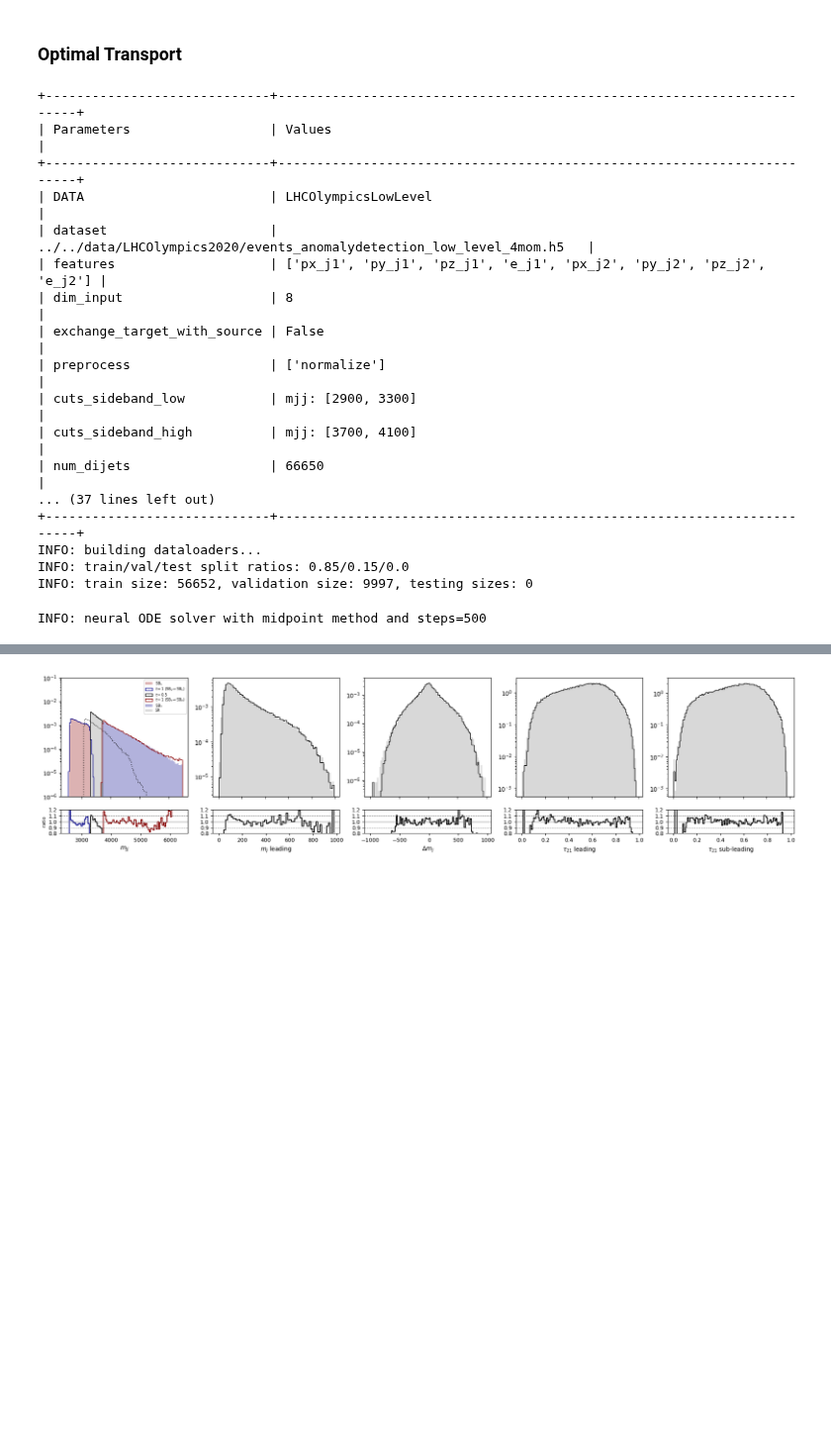
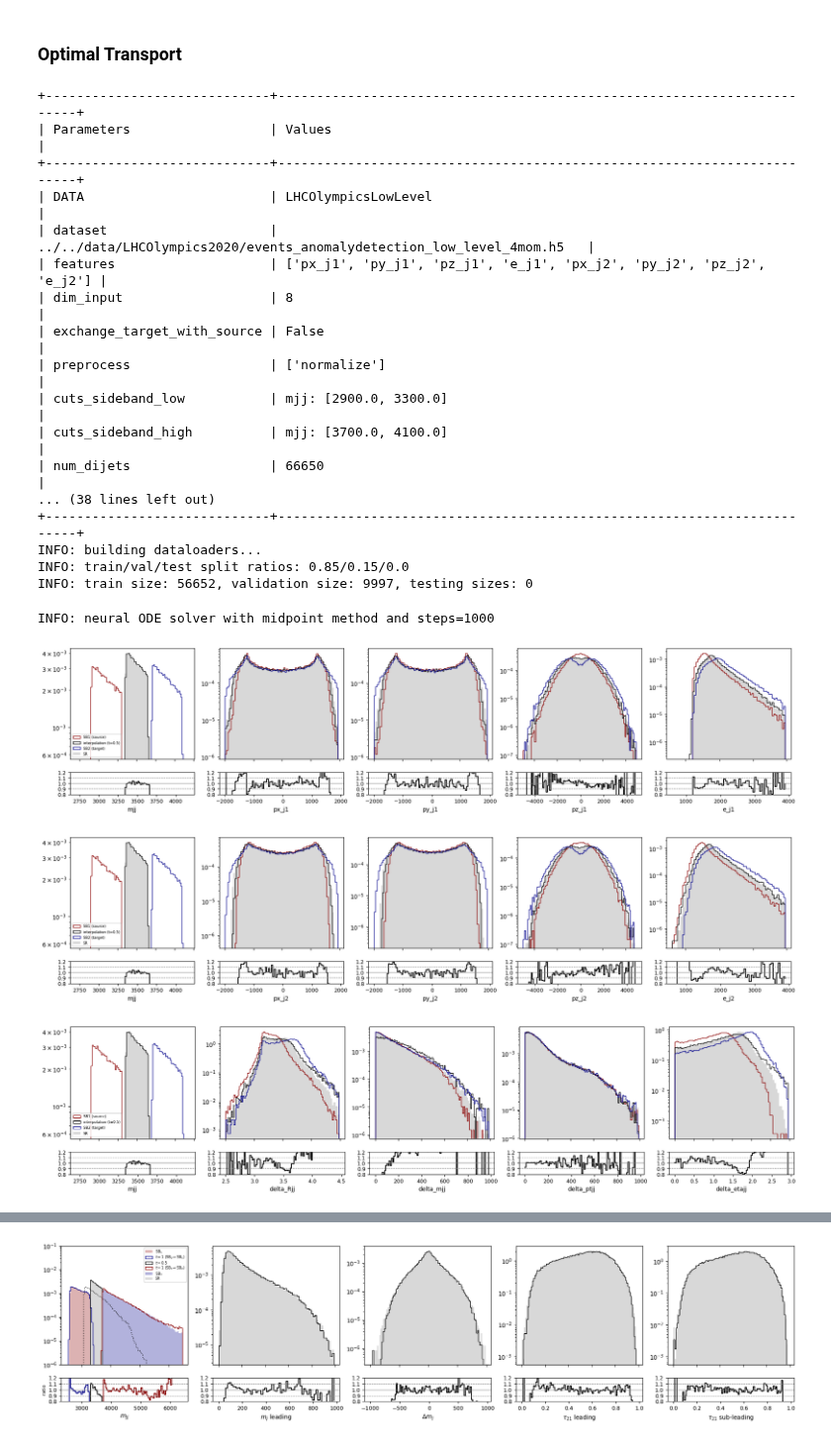
Before and after one commit to dfaroughy/DynGenModels, a Jupyter notebook: experiments/LHCO_olympics/lhco_LowLevel.ipynb, the cells around one changed output, grey strips where cells are left out. Shown at 99% size. Drawn from its saved outputs; the diff is of its cells as text; code cells hidden in the pictures; blank space fills up the shorter version.

```diff
--- a/experiments/LHCO_olympics/lhco_LowLevel.ipynb
+++ b/experiments/LHCO_olympics/lhco_LowLevel.ipynb
@@ -523,15 +418,17 @@ from DynGenModels.datamodules.lhco.datasets import LHCOlympicsLowLevelDataset
 from DynGenModels.datamodules.lhco.dataloader import LHCOlympicsDataLoader
 from DynGenModels.models.deep_nets import MLP
 from DynGenModels.trainer.trainer import DynGenModelTrainer
-from DynGenModels.dynamics.cnf.condflowmatch import OptimalTransportFlowMatching
+from DynGenModels.dynamics.cnf.condflowmatch import SchrodingerBridgeFlowMatching
 
-model_fwd = '../../results/LHCOlympicsLowLevel.OptimalTransportFlowMatching.MLP_fwd.2023.11.27_13h55'
-
+# model_fwd = '../../results/LHCOlympicsLowLevel.SchrodingerBridgeFlowMatching.MLP_forward.2023.11.27_18h57'
+# model_fwd = '../../results/LHCOlympicsLowLevel.SchrodingerBridgeFlowMatching.MLP_forward.2023.11.27_18h53'
+# model_fwd = '../../results/LHCOlympicsLowLevel.SchrodingerBridgeFlowMatching.MLP_forward.2023.11.27_18h59'
+model_fwd = '../../results/LHCOlympicsLowLevel.SchrodingerBridgeFlowMatching.MLP_forward.2023.11.29_14h30'
 configs_fwd = Configs().load(model_fwd + '/config.json')
-configs_fwd.DEVICE = 'cuda:1'
+configs_fwd.DEVICE = 'cuda:0'
 configs_fwd.workdir = model_fwd
 lhco_fwd = LHCOlympicsLowLevelDataset(configs_fwd)
-cfm_fwd  = DynGenModelTrainer(dynamics = OptimalTransportFlowMatching(configs_fwd),
+cfm_fwd  = DynGenModelTrainer(dynamics = SchrodingerBridgeFlowMatching(configs_fwd),
                                 model = MLP(configs_fwd),
                                 dataloader = LHCOlympicsDataLoader(lhco_fwd , configs_fwd),
                                 configs = configs_fwd)
@@ -546,10 +443,10 @@ cfm_fwd.load(model='best')
 | dim_input                   | 8                                                                      |
 | exchange_target_with_source | False                                                                  |
 | preprocess                  | ['normalize']                                                          |
-| cuts_sideband_low           | mjj: [2900, 3300]                                                      |
-| cuts_sideband_high          | mjj: [3700, 4100]                                                      |
+| cuts_sideband_low           | mjj: [2900.0, 3300.0]                                                  |
+| cuts_sideband_high          | mjj: [3700.0, 4100.0]                                                  |
 | num_dijets                  | 66650                                                                  |
-... (37 lines left out)
+... (38 lines left out)
 +-----------------------------+------------------------------------------------------------------------+
 INFO: building dataloaders...
 INFO: train/val/test split ratios: 0.85/0.15/0.0
@@ -562,12 +459,53 @@ pipeline_fwd = FlowMatchPipeline(trained_model=cfm_fwd,
                                 configs=configs_fwd,
                                 preprocessor=PreProcessLHCOlympicsLowLevelData,
                                 postprocessor=PostProcessLHCOlympicsLowLevelData,
-                                num_sampling_steps=500,
+                                num_sampling_steps=1000,
                                 best_epoch_model=True)
 
 pipeline_fwd.generate_samples(input_source=lhco_fwd.source)
 # %% [output]
-INFO: neural ODE solver with midpoint method and steps=500
+INFO: neural ODE solver with midpoint method and steps=1000
+# %%
+from utils import plot_interpolation_low_level
+
+mjj_buffer = 50.0
+
+plot_interpolation_low_level(lhco_fwd, pipeline_fwd,
+                             time_stop_feature='mjj',
+                             features=['mjj', 'px_j1', 'py_j1', 'pz_j1', 'e_j1'],
+                             bins=[(2700, 4200, 15), (-2000, 2000, 50), (-2000, 2000, 50), (-5000, 5000, 100), (600, 4000, 50)],
+                             figsize=(22, 4.5),
+                             mass_window=[configs_fwd.cuts_sideband_low['mjj'][1] + mjj_buffer, configs_fwd.cuts_sideband_high['mjj'][0] - mjj_buffer],
+                             log=True,
+                             density=True,
+                             save_path=configs_fwd.workdir+'/interpolation_low_level_j1.png',
+                             show=True)
+
+plot_interpolation_low_level(lhco_fwd, pipeline_fwd,
+                             time_stop_feature='mjj',
+                             features=['mjj', 'px_j2', 'py_j2', 'pz_j2', 'e_j2'],
+                             bins=[(2700, 4200, 15), (-2000, 2000, 50), (-2000, 2000, 50), (-5000, 5000, 100), (600, 4000, 50)],
+                             figsize=(22, 4.5),
+                             mass_window=[configs_fwd.cuts_sideband_low['mjj'][1] + mjj_buffer, configs_fwd.cuts_sideband_high['mjj'][0] - mjj_buffer],
+                             log=True,
+                             density=True,
+                             save_path=configs_fwd.workdir+'/interpolation_low_level_j2.png',
+                             show=True)
+
+plot_interpolation_low_level(lhco_fwd, pipeline_fwd,
+                             time_stop_feature='mjj',
+                             features=['mjj', 'delta_Rjj', 'delta_mjj', 'delta_ptjj', 'delta_etajj'],
+                             bins=[(2700, 4200, 15), (2.5, 4.5, 0.02), (0, 1000, 10), (0, 1000, 10), (0, 3, 0.04)],
+                             figsize=(22, 4.5),
+                             mass_window=[configs_fwd.cuts_sideband_low['mjj'][1] + mjj_buffer, configs_fwd.cuts_sideband_high['mjj'][0] - mjj_buffer],
+                             log=True,
+                             density=True,
+                             save_path=configs_fwd.workdir+'/interpolation_high_level_dijet.png',
+                             show=True)
+# %% [output]
+[figure, added]
+[figure, added]
+[figure, added]
 # %%
 from utils import load_bridge_pipelines
 from DynGenModels.dynamics.cnf.condflowmatch import OptimalTransportFlowMatching
```
Also changed, not shown: parts of 6 cells of this notebook, 11 other files.
